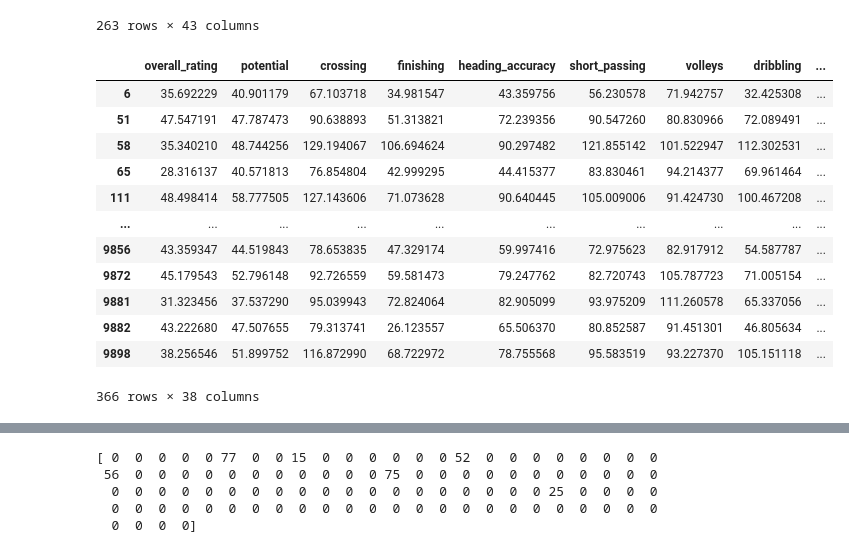
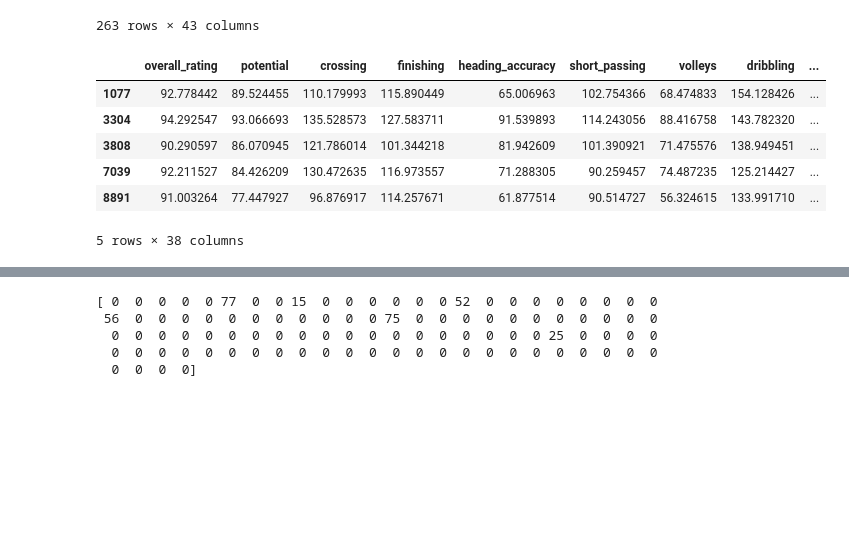
Before and after one commit to DerNiccoo/TensorFlow-training, a Jupyter notebook: 5.3 GAN Soccer.ipynb, the cells around one changed output, grey strips where cells are left out. Cells and saved outputs as stored; diff of their text form; code cells hidden in the pictures; blank space fills up the shorter version.

```diff
--- a/5.3 GAN Soccer.ipynb
+++ b/5.3 GAN Soccer.ipynb
@@ -528,21 +517,15 @@ def unsolve_one_hot(df, hot_cols):
     return copy
 # %%
 encoded = unsolve_one_hot(gan_df, df_one_hot_list)
-encoded[encoded.preferred_foot == 'left']
+encoded[encoded.overall_rating > 90]
 # %% [output]
 |  | overall_rating | potential | crossing | finishing | heading_accuracy | short_passing | volleys | dribbling | ... |
-| 6 | 35.692229 | 40.901179 | 67.103718 | 34.981547 | 43.359756 | 56.230578 | 71.942757 | 32.425308 | ... |
-| 51 | 47.547191 | 47.787473 | 90.638893 | 51.313821 | 72.239356 | 90.547260 | 80.830966 | 72.089491 | ... |
-| 58 | 35.340210 | 48.744256 | 129.194067 | 106.694624 | 90.297482 | 121.855142 | 101.522947 | 112.302531 | ... |
-| 65 | 28.316137 | 40.571813 | 76.854804 | 42.999295 | 44.415377 | 83.830461 | 94.214377 | 69.961464 | ... |
-| 111 | 48.498414 | 58.777505 | 127.143606 | 71.073628 | 90.640445 | 105.009006 | 91.424730 | 100.467208 | ... |
-| ... | ... | ... | ... | ... | ... | ... | ... | ... | ... |
-| 9856 | 43.359347 | 44.519843 | 78.653835 | 47.329174 | 59.997416 | 72.975623 | 82.917912 | 54.587787 | ... |
-| 9872 | 45.179543 | 52.796148 | 92.726559 | 59.581473 | 79.247762 | 82.720743 | 105.787723 | 71.005154 | ... |
-| 9881 | 31.323456 | 37.537290 | 95.039943 | 72.824064 | 82.905099 | 93.975209 | 111.260578 | 65.337056 | ... |
-| 9882 | 43.222680 | 47.507655 | 79.313741 | 26.123557 | 65.506370 | 80.852587 | 91.451301 | 46.805634 | ... |
-| 9898 | 38.256546 | 51.899752 | 116.872990 | 68.722972 | 78.755568 | 95.583519 | 93.227370 | 105.151118 | ... |
+| 1077 | 92.778442 | 89.524455 | 110.179993 | 115.890449 | 65.006963 | 102.754366 | 68.474833 | 154.128426 | ... |
+| 3304 | 94.292547 | 93.066693 | 135.528573 | 127.583711 | 91.539893 | 114.243056 | 88.416758 | 143.782320 | ... |
+| 3808 | 90.290597 | 86.070945 | 121.786014 | 101.344218 | 81.942609 | 101.390921 | 71.475576 | 138.949451 | ... |
+| 7039 | 92.211527 | 84.426209 | 130.472635 | 116.973557 | 71.288305 | 90.259457 | 74.487235 | 125.214427 | ... |
+| 8891 | 91.003264 | 77.447927 | 96.876917 | 114.257671 | 61.877514 | 90.514727 | 56.324615 | 133.991710 | ... |
-366 rows × 38 columns
+5 rows × 38 columns
 # %%
 # Ok, das Ziel ist es jetzt, die Spieler Tabelle zu generieren.
 
```
Also changed, not shown: parts of 18 cells of this notebook.
